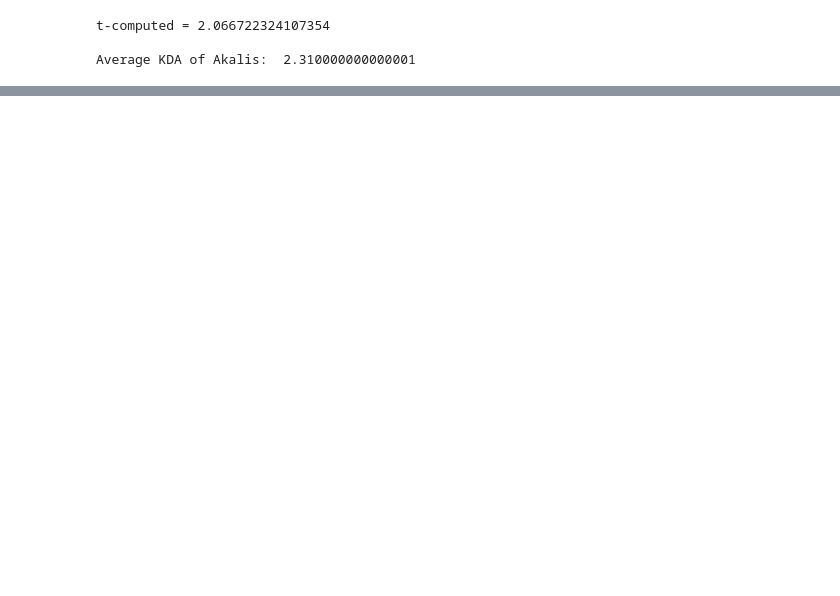
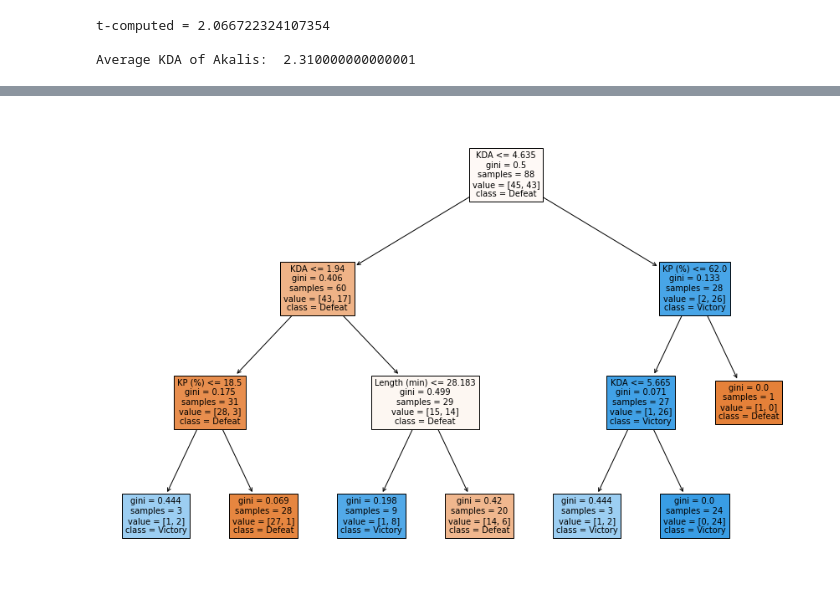
Before and after one commit to akeyser2/ProjectVSC, a Jupyter notebook: lol_project.ipynb, the cells around one changed output, grey strips where cells are left out. Drawn from its saved outputs; the diff is of its cells as text; code cells hidden in the pictures; blank space fills up the shorter version.

Commit message:
This a big one, lots of ML,  and new games csv

```diff
--- a/lol_project.ipynb
+++ b/lol_project.ipynb
@@ -32,8 +32,8 @@ import pandas as pd
 import matplotlib.pyplot as plt
 import math
 
-ranked_df = pd.read_csv("opgg_ranked.csv", header = 0)
-games_df = pd.read_csv("opgg_lasthundred.csv", header = 0)
+ranked_df = pd.read_csv("opgg_ranked.csv", header = 0, index_col="ID")
+games_df = pd.read_csv("opgg_lasthundred.csv", header = 0, index_col="ID")
 # %% [markdown]
 ### Cleaning
 Since I inputed all of this data manually, there is very little cleaning that we will have to do. However, I made the ranked dataset a month or so before my other data, so there are a couple inconsistancies we have to fix:
@@ -351,0 +358,28 @@ t-calculated = -2.302374480299633
+# %%
+from sklearn.tree import DecisionTreeClassifier
+from sklearn.tree import plot_tree
+from sklearn.preprocessing import LabelEncoder
+import matplotlib.pyplot as plt
+
+to_drop = ["Gamemode", "Tier", "Win %", "Avg KDA of Champ"]
+games_ml = games_df.drop(columns=to_drop)
+
+#label encoding
+le = LabelEncoder()
+games_ml["Result"] = le.fit_transform(games_ml["Result"])
+
+le.fit(games_ml["Champion"])
+games_ml["Champion"] = le.transform(games_ml["Champion"])
+
+le.fit(games_ml["Roll"])
+games_ml["Roll"] = le.transform(games_ml["Roll"])
+
+le.fit(games_ml["Average Rank"])
+games_ml["Average Rank"] = le.transform(games_ml["Average Rank"])
+
+print(games_ml)
+
+
+# split
+X = games_ml.drop('Result', axis=1)
+y = games_ml['Result']
@@ -351,0 +406,11 @@ t-calculated = -2.302374480299633
+# %%
+clf = DecisionTreeClassifier(max_depth=3)
+clf.fit(X, y)
+
+# tree?
+fig = plt.figure(figsize=(15,10))
+plot_tree(clf, feature_names=X.columns, class_names={1: "Victory", 0: "Defeat"}, filled=True)
+
+plt.show()
+# %% [output]
+[figure, added]
```
Also changed, not shown: parts of 16 cells of this notebook, 2 other files.
